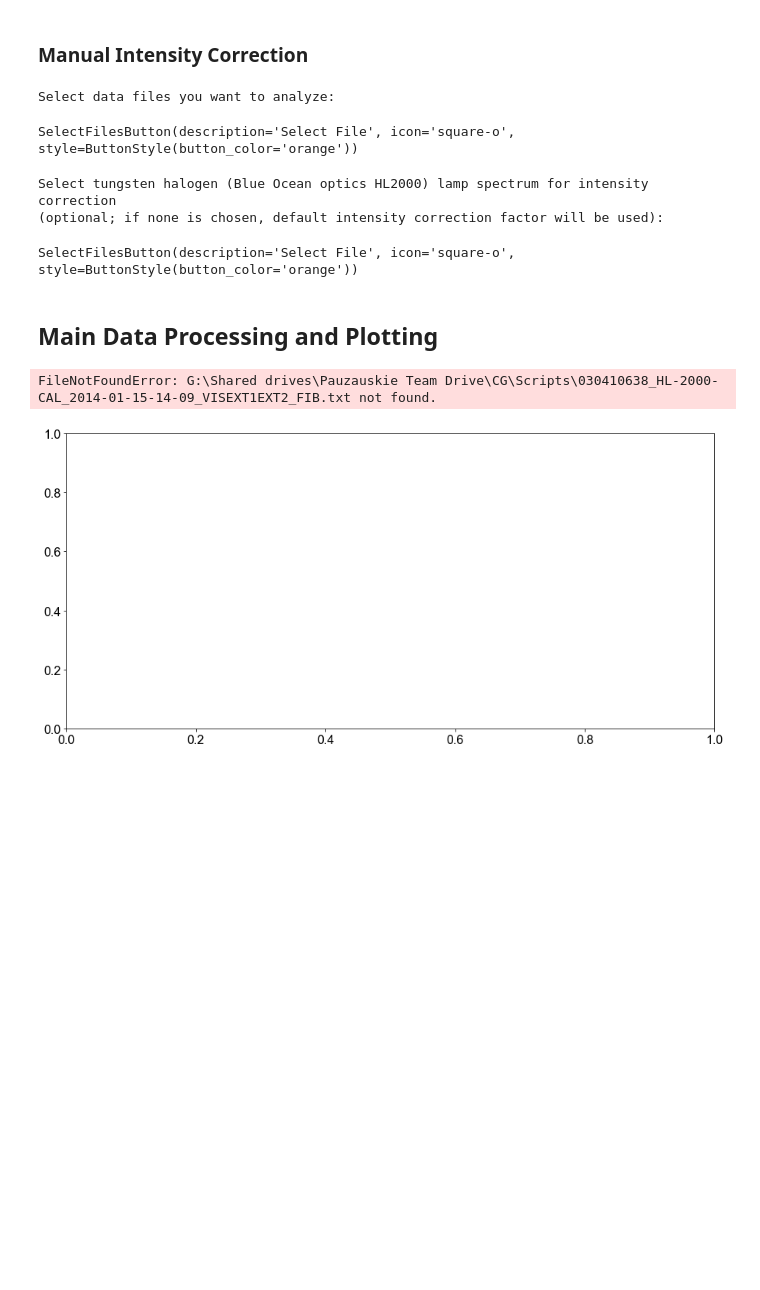
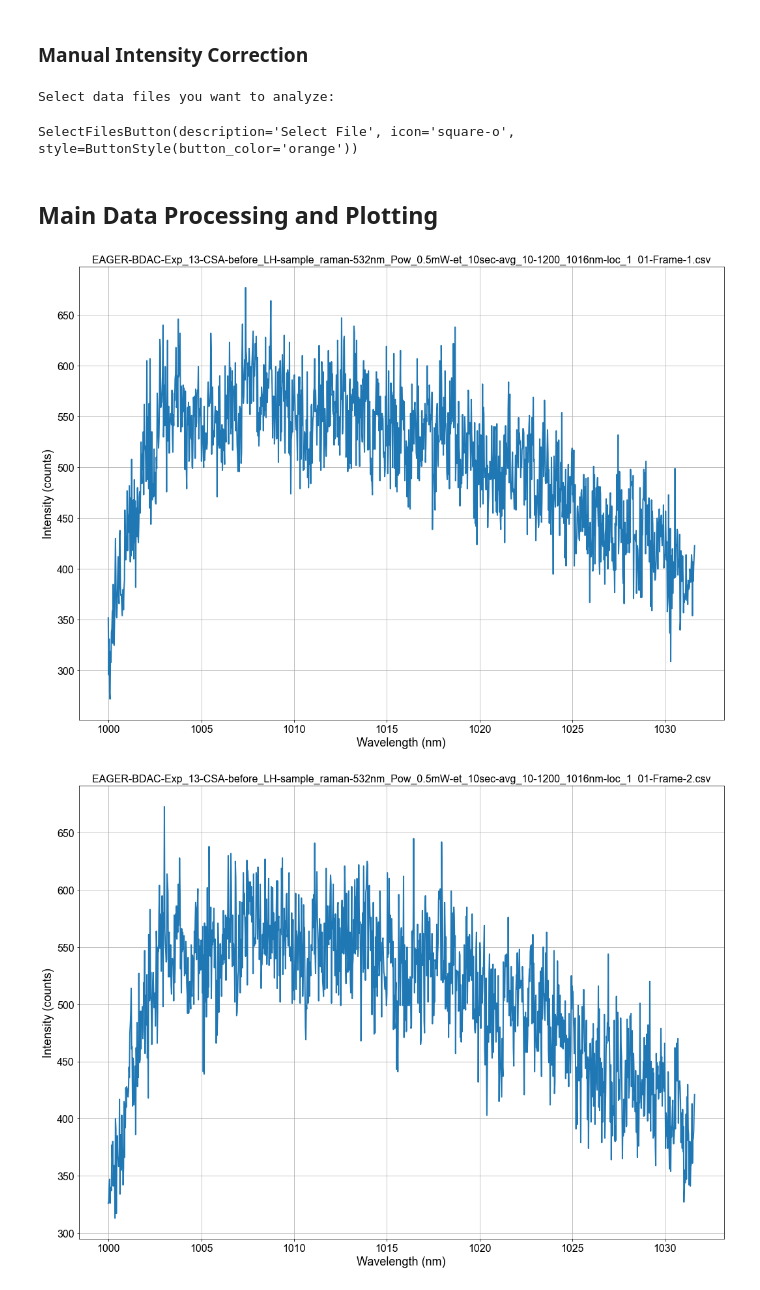
Before and after one commit to professorchaman/General-Data-Analysis, a Jupyter notebook: General Plotting and Data Analysis - CG_02182023.ipynb, the cells around one changed output. Cells and saved outputs as stored; diff of their text form; code cells hidden in the pictures; blank space fills up the shorter version.

```diff
--- a/General Plotting and Data Analysis - CG_02182023.ipynb
+++ b/General Plotting and Data Analysis - CG_02182023.ipynb
@@ -53,7 +53,7 @@ from helpers import *
 ## Set graphing properties
 
 matplotlib.rcParams['font.sans-serif'] = ['Arial'] # Helvetica
-plt.rcParams["figure.figsize"] = (15,7)
+plt.rcParams["figure.figsize"] = (15,11)
 
 SMALL_SIZE = 16
 MEDIUM_SIZE = 18
@@ -109,7 +109,7 @@ print("Select data files you want to analyze: ")
 selectFiles = SelectFilesButton()
 display(selectFiles)
 
-do_intensity_correction = 'y'
+do_intensity_correction = 'n'
 
 if do_intensity_correction == 'y':
     print("\nSelect tungsten halogen (Blue Ocean optics HL2000) lamp spectrum for intensity correction \n(optional; if none is chosen, default intensity correction factor will be used): ")
@@ -120,9 +120,6 @@ else:
 # %% [output]
 Select data files you want to analyze:
 SelectFilesButton(description='Select File', icon='square-o', style=ButtonStyle(button_color='orange'))
-Select tungsten halogen (Blue Ocean optics HL2000) lamp spectrum for intensity correction
-(optional; if none is chosen, default intensity correction factor will be used):
-SelectFilesButton(description='Select File', icon='square-o', style=ButtonStyle(button_color='orange'))
 # %% [markdown]
 ## Main Data Processing and Plotting
 # %%
@@ -153,7 +150,7 @@ end_x = 1020
 base = 0
 
 c_vac = 2.99*10**8 # speed of light in vacuum m/sec
-laser_source = 532.109 # Excitation source in nm
+laser_source = 532.000 # Excitation source in nm
 # %%
 fdata = selectFiles.files
 
@@ -162,9 +159,10 @@ if do_intensity_correction == 'y':
 else:
     pass
 
-x_label = 'Raman shift (cm$^{-1}$)' # Set a default label for x-axis to Wavelength.
+x_label = 'Wavelength (nm)' # Set a default label for x-axis to Wavelength.
 
 laser_Pow = []
+lab = ["Ambient Pressure", "34GPa - before 532 heaitng", "34 GPa - after 532 heating", "34 GPa - after 1070 heating"]
 
 meanf_df = pd.DataFrame(columns=('File Name','Power', 'Mean Wvl'))
 
@@ -210,7 +208,8 @@ for i in tqdm(range(0, len(fdata))):
     if do_conversion == 'raman':
         x_val = nm2ram(x_data,laser_source)
         x_label = 'Raman shift(cm$^{-1}$)'
-        y_val = savgol_filt_data*x_data/10**7
+        y_val = savgol_filt_data
+        # y_val = savgol_filt_data*x_data/10**7
     elif do_conversion == 'energy':
         x_val = 1240 / x_data
         x_label = 'Energy(eV)'
@@ -285,38 +284,38 @@ for i in tqdm(range(0, len(fdata))):
             #ax1.annotate(str(lab[i-2]), (lab[i-2], 250), color='k', rotation=90, size)
             #ax1.text(lab[j]+.8, 1.1, str(lab[j]), rotation=90, fontsize = 13)
 
         ax1.plot(x_data, y_data[:,-1]/np.max(y_data[:,0]), lw=3,color='b')
     else:
 
         y_per = y_val
 
-        ax1.plot(x_val, y_per,label=tail_i,color='k',lw=2, ls='-') # Code line to plot the curves
+        ax1.plot(x_val, y_per,label=tail_i,lw=2, ls='-') # Code line to plot the curves
 
     # General plot properties are set below
-
-    ax1.set_title(tail_i + '\nC-S sample at P = 34 GPa\n532nm excitation - TB Table')
+    # print(tail_i)
+    ax1.set_title(tail_i)
     ax1.set_xlabel(x_label)
     ax1.set_ylabel('Intensity (counts)')
-    # ax1.set_xlim(0,600)
+    # ax1.set_xlim(50,600)
     # ax1.set_ylim(0,300)
     ax1.grid()
 
     #ax1.set_yticks([])
     #ax1.tick_params(axis='y',which='both',left='off',labelleft='off')
 
-    #ax1.legend(bbox_to_anchor=(1, 1),title='Peak Positions')
+    # ax1.legend(bbox_to_anchor=(1, 1),title='Data location')
 
     # Add a secondary x-axis
-    #secax = ax1.secondary_xaxis('top', functions=(nm2ram(xval,laser_source), ram2nm(xval,laser_source)))
+    # secax = ax1.secondary_xaxis('top', functions=(nm2ram(x_val,laser_source), ram2nm(x_val,laser_source)))
 
     #secax.set_xlabel('Raman shift (cm$^{-1}$)')
     fig1.tight_layout()
     plt.show()
 
 if do_mfv_calc == 'y': plot_meanf_data(laser_Pow, meanf_df, ax2, plot_title='Put your title here')
 
 
 #plt.savefig(os.path.join(head_i,'PL_plot-09202022.jpg'))
 # %% [output]
-FileNotFoundError: G:\Shared drives\Pauzauskie Team Drive\CG\Scripts\030410638_HL-2000-CAL_2014-01-15-14-09_VISEXT1EXT2_FIB.txt not found.
-[figure, old version]
+[figure, new version]
+[figure, added]
```
Also changed, not shown: parts of 3 cells of this notebook.
